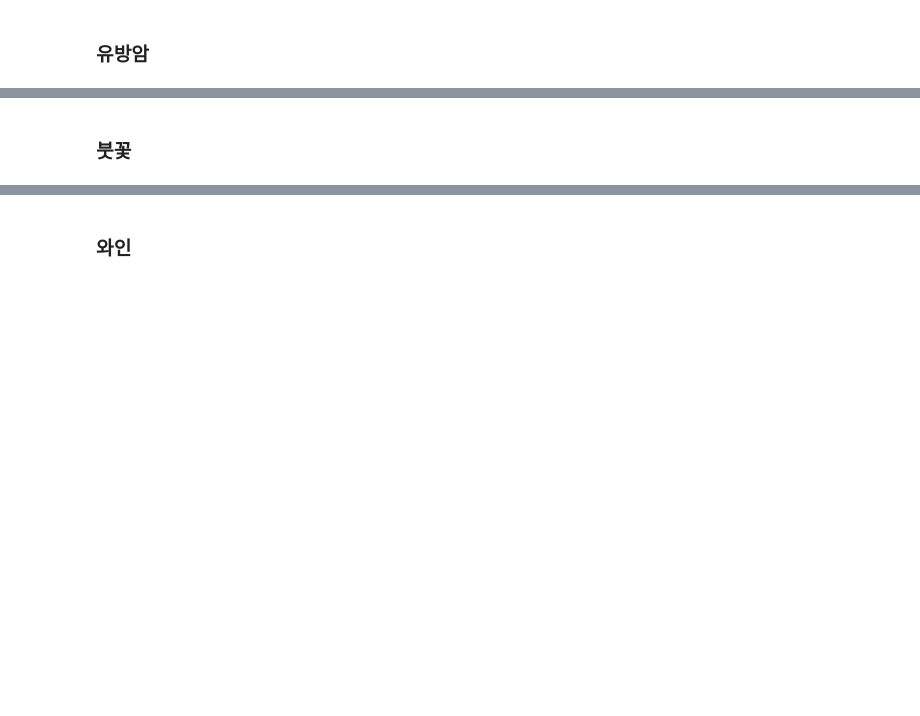
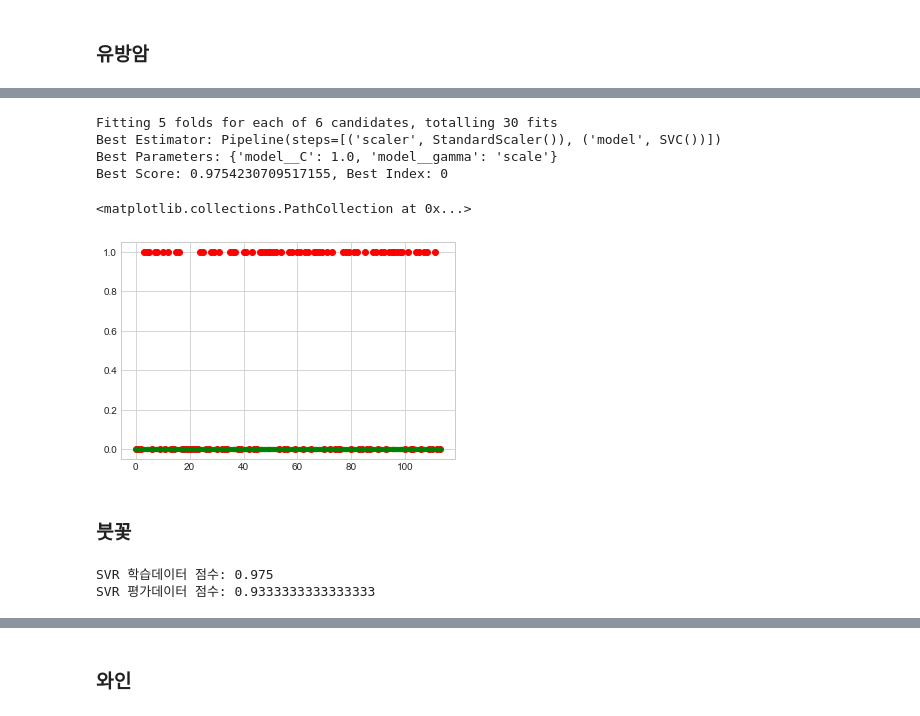
Before and after one commit to fasthill/scikit-learn-study, a Jupyter notebook: 4. Support_Vector_Machines.ipynb, the cells around one changed output, grey strips where cells are left out. Saved outputs shown, nothing was run; the diff lists cells and outputs as text; code cells hidden in the pictures; blank space fills up the shorter version.

```diff
--- a/4. Support_Vector_Machines.ipynb
+++ b/4. Support_Vector_Machines.ipynb
@@ -876,2 +934,51 @@ plt.scatter(np.arange(len(predicted)), predicted, c='g', s=20)
+# %%
+pipe = Pipeline([('scaler', StandardScaler()),
+                ('model', SVC(kernel='rbf'))])
+
+param_grid = [{'model__gamma': ['scale', 'auto'],
+              'model__C':[1.0, 0.1, 0.01]}]
+
+gs = GridSearchCV(estimator=pipe,
+                 param_grid=param_grid,
+                 n_jobs=multiprocessing.cpu_count(),
+                 cv=5, verbose=1)
+
+gs.fit(X, y)
+
+print("Best Estimator: {}".format(gs.best_estimator_))
+print("Best Parameters: {}".format(gs.best_params_))
+print('Best Score: {}, Best Index: {}'.format(gs.best_score_ , gs.best_index_))
+# %% [output]
+Fitting 5 folds for each of 6 candidates, totalling 30 fits
+Best Estimator: Pipeline(steps=[('scaler', StandardScaler()), ('model', SVC())])
+Best Parameters: {'model__C': 1.0, 'model__gamma': 'scale'}
+Best Score: 0.9754230709517155, Best Index: 0
+# %%
+model = gs.best_estimator_
+predicted = model.predict(X_test)
+plt.scatter(np.arange(len(y_test)), y_test, c='r')
+plt.scatter(np.arange(len(predicted)), predicted, c='g', s=20)
+# %% [output]
+<matplotlib.collections.PathCollection at 0x...>
+[figure, added]
 # %% [markdown]
 ### 붓꽃
+# %%
+X, y = load_iris(return_X_y=True)
+X, y = shuffle(X, y, random_state=seed)
+X_train, X_test, y_train, y_test = train_test_split(X, y, test_size=0.2, random_state=seed)
+
+scaler = StandardScaler()
+scaler.fit(X_train)
+X_train = scaler.transform(X_train)
+X_test = scaler.transform(X_test)
+
+model = None
+model = SVC(kernel='rbf')
+model.fit(X_train, y_train)
+
+print('SVR 학습데이터 점수: {}'.format(model.score(X_train, y_train)))
+print('SVR 평가데이터 점수: {}'.format(model.score(X_test, y_test)))
+# %% [output]
+SVR 학습데이터 점수: 0.975
+SVR 평가데이터 점수: 0.9333333333333333
```
Also changed, not shown: parts of 32 cells of this notebook.
